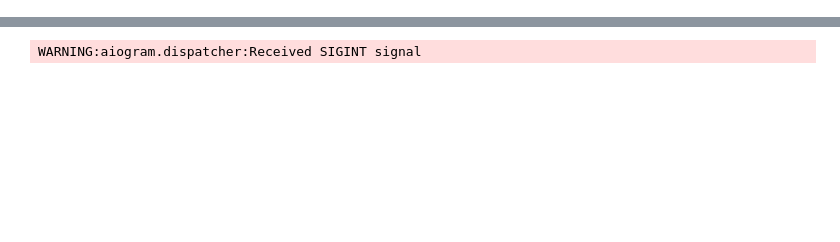
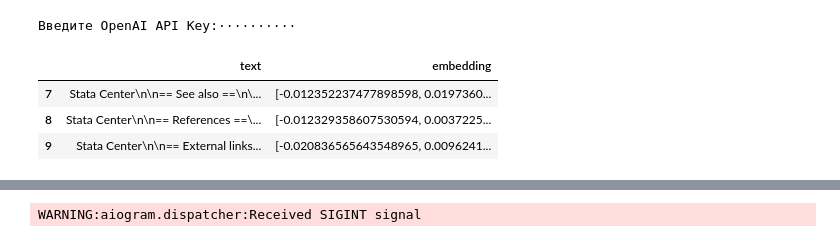
Before and after one commit to Maxxx-VS/The-Founder, a Jupyter notebook: TG_Bot_+_GPT3_5_Turbo.ipynb, the cells around one changed output, grey strips where cells are left out. Cells and saved outputs as stored; diff of their text form; code cells hidden in the pictures; blank space fills up the shorter version.

```diff
--- a/TG_Bot_+_GPT3_5_Turbo.ipynb
+++ b/TG_Bot_+_GPT3_5_Turbo.ipynb
@@ -44,0 +82,7 @@ ModuleNotFoundError: No module named 'mwclient'
+# %%
+# Задаем секции, которые будут отброшены при парсинге статей
+SECTIONS_TO_IGNORE = [
+    'Robert Meservey', 'T. Colin Campbell',
+    'Massachusetts Institute of Technology School of Engineering',
+    'Sparcle', 'Deborah Leckband', 'RoboTuna', 'Busting Vegas',
+]
@@ -44,0 +175,6 @@ ModuleNotFoundError: No module named 'mwclient'
+# %%
+# Разбивка статей на секции
+wikipedia_sections = []
+for title in titles:
+    wikipedia_sections.extend(all_subsections_from_title(title))
+print(f"Найдено {len(wikipedia_sections)} секций на {len(titles)} страницах")
@@ -44,0 +323,8 @@ ModuleNotFoundError: No module named 'mwclient'
+# %%
+# Делим секции на части
+MAX_TOKENS = 1600
+wikipedia_strings = []
+for section in wikipedia_sections:
+    wikipedia_strings.extend(split_strings_from_subsection(section, max_tokens=MAX_TOKENS))
+
+print(f"{len(wikipedia_sections)} секций Википедии поделены на {len(wikipedia_strings)} строк.")
@@ -44,0 +354,21 @@ ModuleNotFoundError: No module named 'mwclient'
+# %%
+EMBEDDING_MODEL = "text-embedding-ada-002"  # Модель токенизации от OpenAI
+os.environ["OPENAI_API_KEY"] = getpass.getpass("Введите OpenAI API Key:")
+client = OpenAI(api_key = os.environ.get("OPENAI_API_KEY"))
+# Функция отправки chatGPT строки для ее токенизации (вычисления эмбедингов)
+def get_embedding(text, model="text-embedding-ada-002"):
+   return client.embeddings.create(input = [text], model=model).data[0].embedding
+# %% [output]
+Введите OpenAI API Key:··········
+# %%
+df = pd.DataFrame({"text": wikipedia_strings[:10]})
+df['embedding'] = df.text.apply(lambda x: get_embedding(x, model='text-embedding-ada-002'))
+SAVE_PATH = "./MIT.csv"
+# Сохранение результата
+df.to_csv(SAVE_PATH, index=False)
+df.tail(3)
+# %% [output]
+|  | text | embedding |
+| 7 | Stata Center\n\n== See also ==\n\... | [-0.012352237477898598, 0.0197360... |
+| 8 | Stata Center\n\n== References ==\... | [-0.012329358607530594, 0.0037225... |
+| 9 | Stata Center\n\n== External links... | [-0.020836565643548965, 0.0096241... |
```
Also changed, not shown: parts of 16 cells of this notebook.
